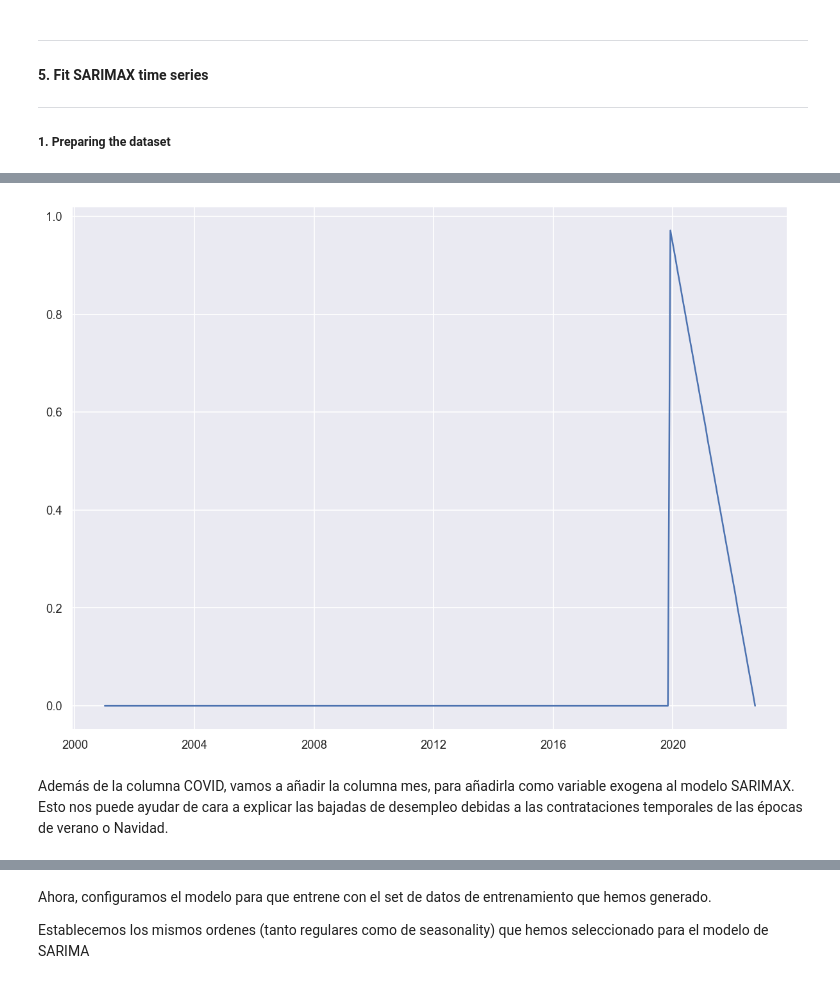
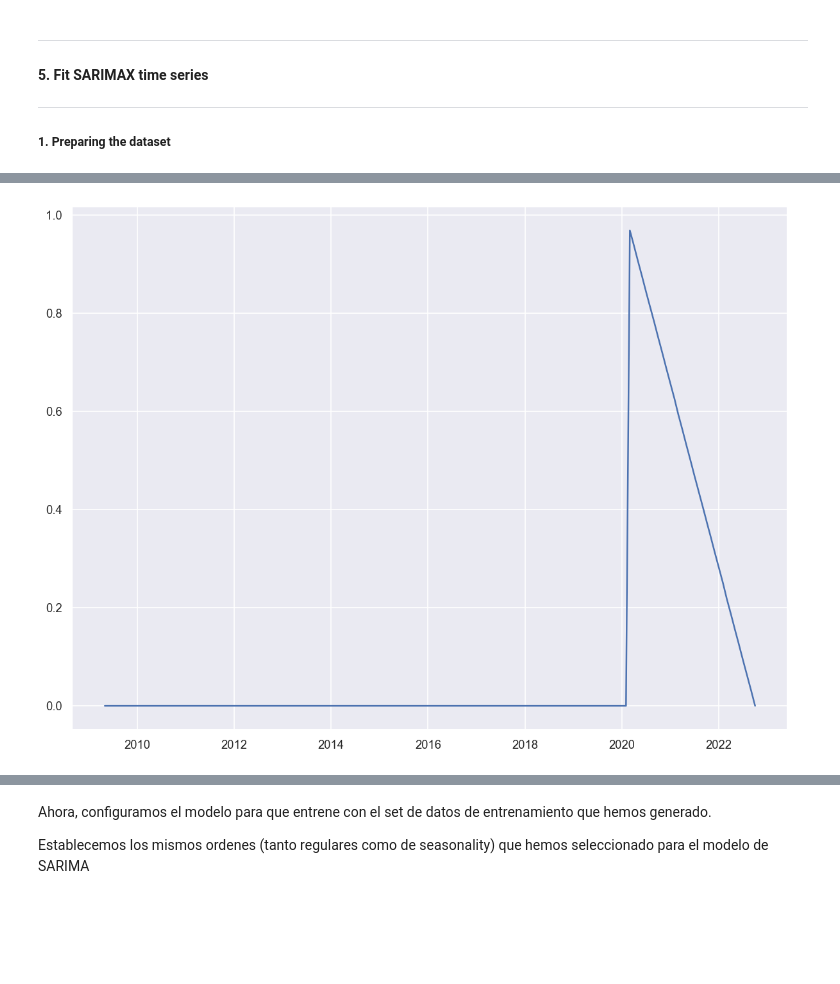
Before and after one commit to MartaSimon/ML_A2, a Jupyter notebook: scriptMarta.ipynb, the cells around one changed output, grey strips where cells are left out. Saved outputs shown, nothing was run; the diff lists cells and outputs as text; code cells hidden in the pictures; blank space fills up the shorter version.

```diff
--- a/scriptMarta.ipynb
+++ b/scriptMarta.ipynb
@@ -409,7 +408,7 @@ df_unemployment
 ---
 ##### 1. Preparing the dataset
 # %%
-linear_covid = np.arange(0,1,1/len(df_unemployment.loc["2019-12-01":]))
+linear_covid = np.arange(0,1,1/len(df_unemployment.loc["2020-03-01":]))
 linear_covid = linear_covid[::-1]
 linear_covid
 # %% [output]
@@ -430,8 +432,8 @@ array([0.97142857, 0.94285714, 0.91428571, 0.88571429, 0.85714286,
 
 df_unemployment["COVID_L"] = 0
 
-df_unemployment.loc["2019-12-01":, "COVID_L"] = linear_covid
-df_unemployment.head()
+df_unemployment.loc["2020-03-01":, "COVID_L"] = linear_covid
+df_unemployment
 # %% [output]
 |  | TOTAL | COVID_L |
 | DATE |  |  |
@@ -443,8 +452,5 @@ df_unemployment.head()
 # %%
-plt.plot(df_unemployment["COVID_L"])
-# plt.plot((df_unemployment["TOTAL"]))
+plt.plot(df_unemployment[100:]["COVID_L"])
 plt.show()
 # %% [output]
-[figure, old version]
+[figure, new version]
-# %% [markdown]
-Además de la columna COVID, vamos a añadir la columna mes, para añadirla como variable exogena al modelo SARIMAX. Esto nos puede ayudar de cara a explicar las bajadas de desempleo debidas a las contrataciones temporales de las épocas de verano o Navidad.
```
Also changed, not shown: parts of 23 cells of this notebook.
